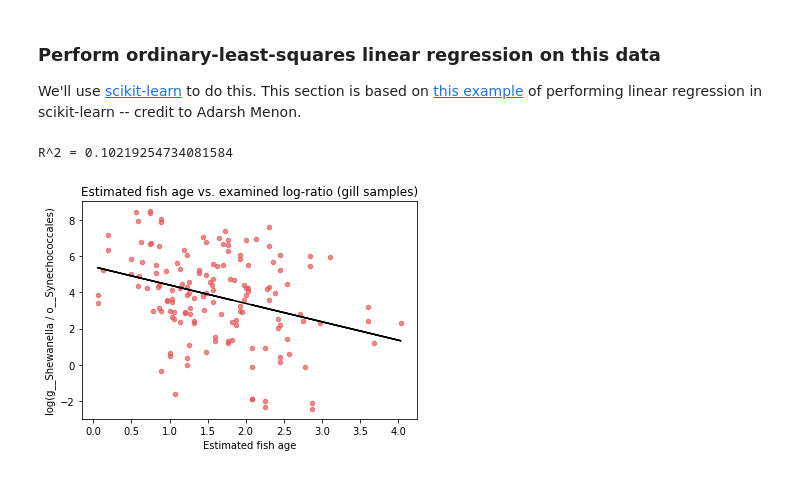
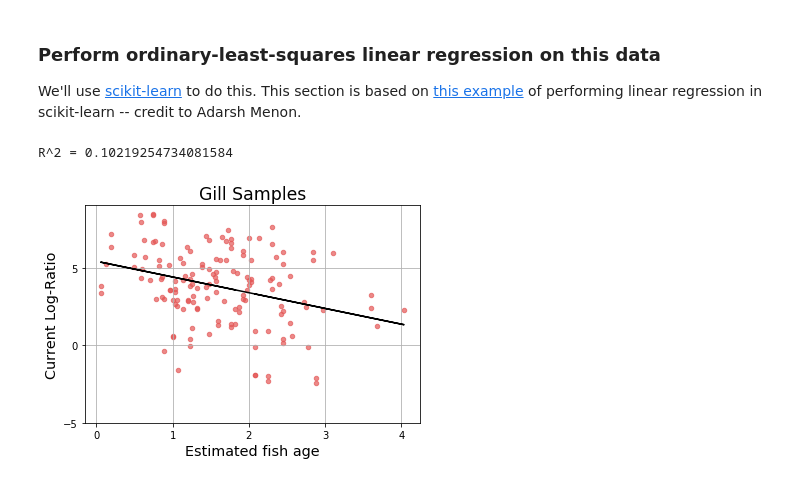
Before and after one commit to knightlab-analyses/qurro-mackerel-analysis, a Jupyter notebook: Fig1d/Gill Samples Linear Regression.ipynb, the cells around one changed output. Cells and saved outputs as stored; diff of their text form; code cells hidden in the pictures.

```diff
--- a/Fig1d/Gill Samples Linear Regression.ipynb
+++ b/Fig1d/Gill Samples Linear Regression.ipynb
@@ -76,29 +77,36 @@ We'll use [scikit-learn](https://scikit-learn.org/stable/) to do this. This sect
 # %%
 from sklearn.linear_model import LinearRegression
 from matplotlib import pyplot
 
 # Reshape the data to get into a format that LinearRegression accepts
 x = sp_valid_gill["age_2"].values.reshape(-1, 1)
 y = sp_valid_gill["Current_Log_Ratio"].values.reshape(-1, 1)
 
 # Perform linear regression
 lr = LinearRegression().fit(x, y)
 lr_y = lr.predict(x)
 
 # Plot the same scatterplot as before, but visualize the linear regression alongside the samples
 sp_valid_gill.plot(kind="scatter", x="age_2", y="Current_Log_Ratio", c="#e45756", alpha=0.7)
 pyplot.plot(x, lr_y, color="black")
 
-# Make the titles informative
-pyplot.xlabel("Estimated fish age")
-pyplot.ylabel("log(g__Shewanella / o__Synechococcales)")
-pyplot.title("Estimated fish age vs. examined log-ratio (gill samples)")
+# Make the titles informative (and large)
+pyplot.xlabel("Estimated fish age", fontsize="x-large")
+pyplot.ylabel("Current Log-Ratio", fontsize="x-large")
+pyplot.title("Gill Samples", fontsize="xx-large")
+
+# Make ticks consistent with Fig. 1(c) (which was edited in the Vega Editor)
+pyplot.yticks([-5, 0, 5])
+pyplot.xticks([0, 1, 2, 3, 4])
+
+# Also, show gridlines (like in Fig. 1(c))
+pyplot.grid(True)
 
 # Export the plot
 pyplot.savefig("gill_lr.pdf", dpi=600)
 
 # What's the R^2 value of this regression model?
 print("R^2 = {}".format(lr.score(x, y)))
 # %% [output]
 R^2 = 0.10219254734081584
-[figure, old version]
+[figure, new version]
```
Also changed, not shown: parts of 1 cell of this notebook, 1 other file.
